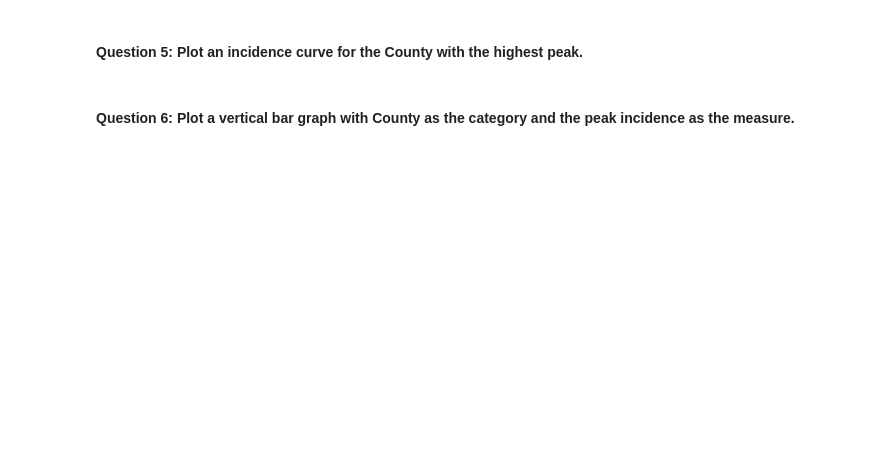
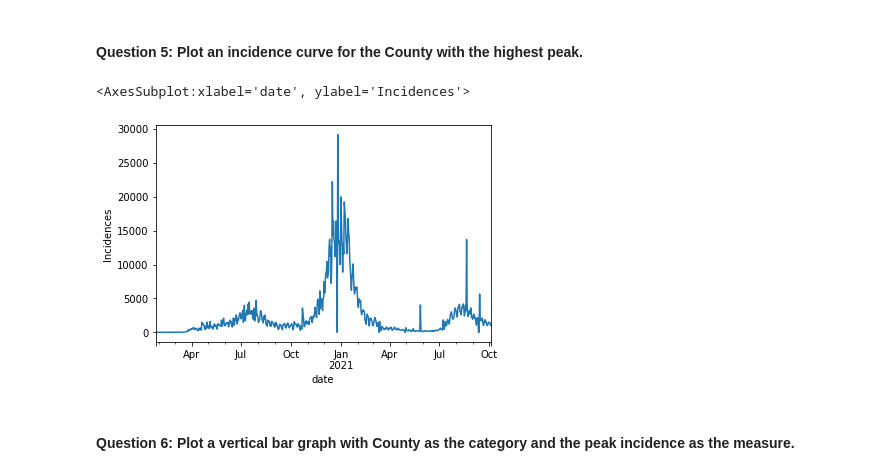
Before and after one commit to CMU-MS-DAS-Modern-Programming-Mini/ClassAssignmentNo4, a Jupyter notebook: US County Data - pandas.ipynb, the cells around one changed output. Cells and saved outputs as stored; diff of their text form; code cells hidden in the pictures; blank space fills up the shorter version.

```diff
--- a/US County Data - pandas.ipynb
+++ b/US County Data - pandas.ipynb
@@ -16,5 +19,13 @@ fips   - The fips code of the county (the first two digits represent the state,
 cases  - The cumulative number of cases at the date in the county
 
 deaths - The cumulative number of deaths in at the date in the county
+# %%
+us_counties_df = pd.read_csv("us-counties.csv")
+### Convert date to a datetime datatype
+us_counties_df['date'] = pd.to_datetime(us_counties_df['date'])
 # %% [markdown]
 #### Question 1: Produce a DataFrame that contains only the data for the top 10 Counties by total number of cases
+# %%
+question1 = us_counties_df.reset_index()
+question1 = question1[question1.date == '2021-10-03'].nlargest(10,'cases')
+question1
@@ -23,2 +58,14 @@ deaths - The cumulative number of deaths in at the date in the county
 # %% [markdown]
 #### Question 3: Calculate the incidence (the number of new cases per day... i.e. the difference between the cases on a day - the cases on a previous day) for the top 10 Counties.
+# %%
+question3 = us_counties_df[(us_counties_df['county'].isin(question1['county'])) & (us_counties_df['state'].isin(question1['state']))]
+def calc_incidences(row, question3):
+    prev_index = (row.name[0], pd.to_datetime(row.name[1])-pd.offsets.Day(1))
+    if prev_index in question3.index:
+        return row['cases'] - question3.loc[prev_index]['cases']
+    else:
+        return 0
+
+question3 = question3.set_index(['county','date'])
+question3['incidences'] = question3.apply(lambda x: calc_incidences(x,question3),axis=1)
+question3
@@ -25,2 +87,7 @@ deaths - The cumulative number of deaths in at the date in the county
 # %% [markdown]
 #### Question 4: Calculate the peak incidence for the 10 counties (the day with the highest number of new cases).
+# %%
+question3 = question3.reset_index()
+peaks_df = question3.iloc[question3.groupby('county')['incidences'].idxmax()]
+peaks_df = peaks_df.set_index('county')
+peaks_df
@@ -27,4 +107,12 @@ deaths - The cumulative number of deaths in at the date in the county
 # %% [markdown]
 #### Question 5: Plot an incidence curve for the County with the highest peak.
+# %%
+question3= question3.set_index(['county','date'])
+plotit = question3.loc['Los Angeles']['incidences'].plot()
+plotit.set_ylabel("Incidences")
+plotit
+# %% [output]
+<AxesSubplot:xlabel='date', ylabel='Incidences'>
+[figure, added]
 # %% [markdown]
 #### Question 6: Plot a vertical bar graph with County as the category and the peak incidence as the measure.
```
Also changed, not shown: parts of 6 cells of this notebook.
